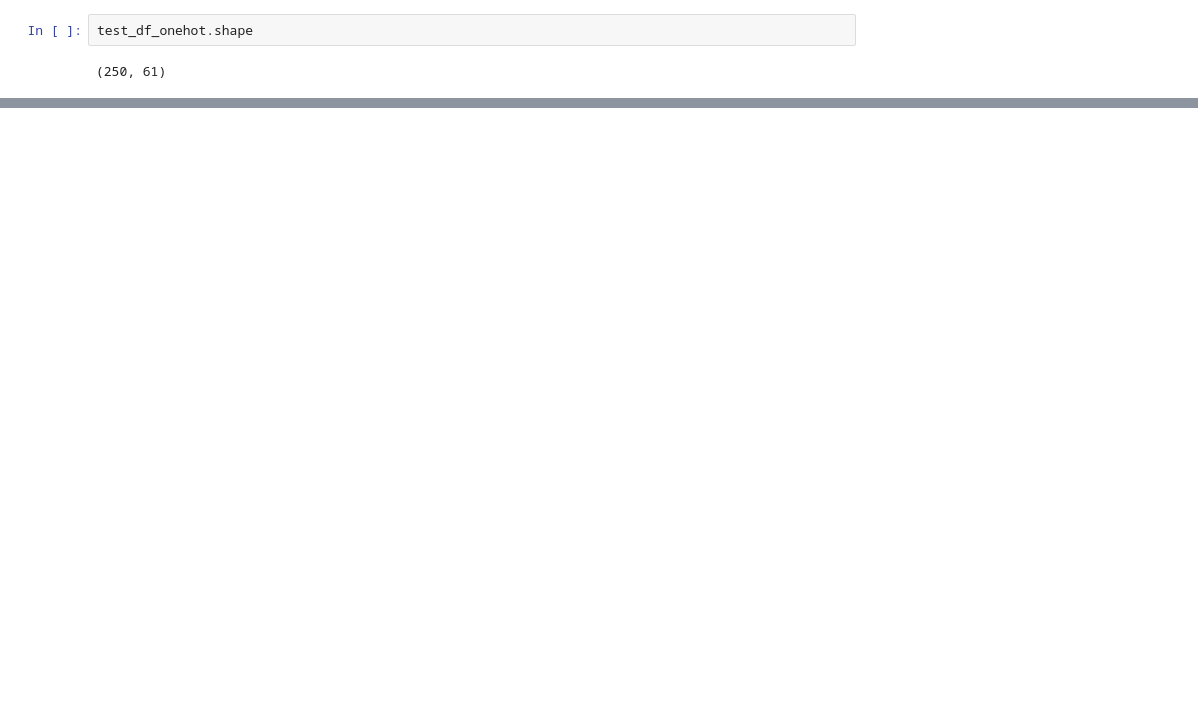
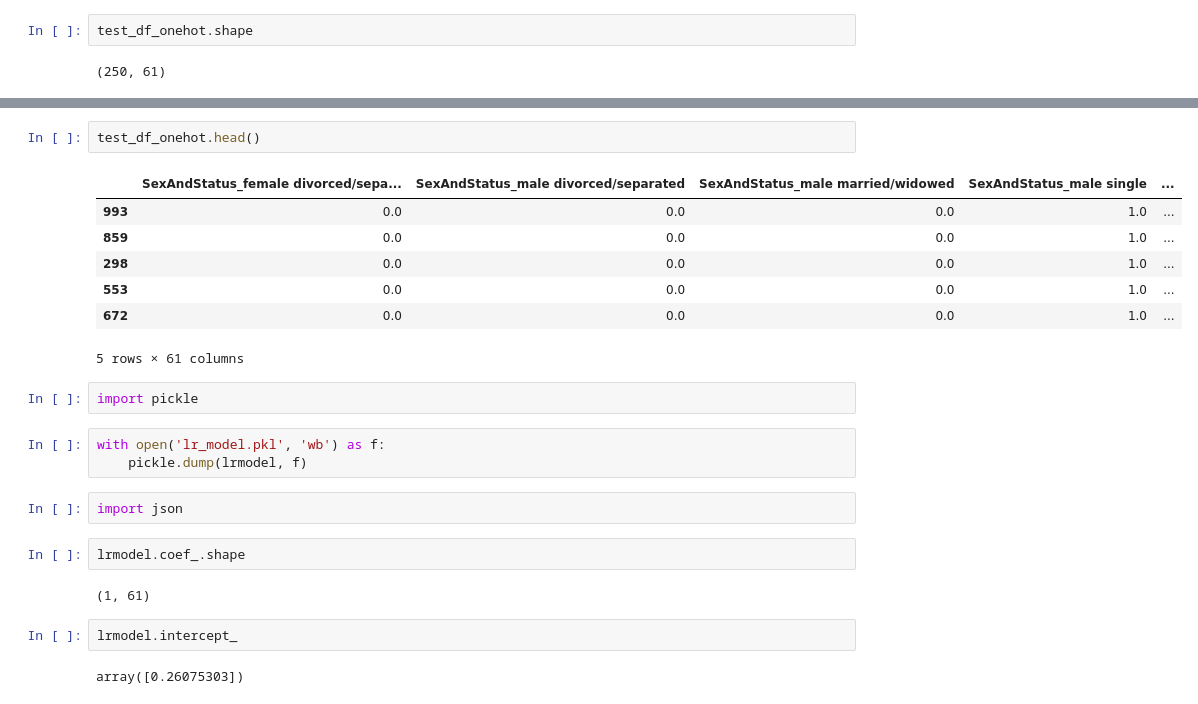
Before and after one commit to aws/amazon-sagemaker-clarify, a Jupyter notebook: examples/Bias_metrics_usage.ipynb, the cells around one changed output, grey strips where cells are left out. Cells and saved outputs as stored; diff of their text form; blank space fills up the shorter version.

```diff
--- a/examples/Bias_metrics_usage.ipynb
+++ b/examples/Bias_metrics_usage.ipynb
@@ -204,0 +345,25 @@ test_df_onehot.shape
+# %%
+test_df_onehot.head()
+# %% [output]
+|  | SexAndStatus_female divorced/sepa... | SexAndStatus_male divorced/separated | SexAndStatus_male married/widowed | SexAndStatus_male single | ... |
+| 993 | 0.0 | 0.0 | 0.0 | 1.0 | ... |
+| 859 | 0.0 | 0.0 | 0.0 | 1.0 | ... |
+| 298 | 0.0 | 0.0 | 0.0 | 1.0 | ... |
+| 553 | 0.0 | 0.0 | 0.0 | 1.0 | ... |
+| 672 | 0.0 | 0.0 | 0.0 | 1.0 | ... |
+5 rows × 61 columns
+# %%
+import pickle
+# %%
+with open('lr_model.pkl', 'wb') as f:
+    pickle.dump(lrmodel, f)
+# %%
+import json
+# %%
+lrmodel.coef_.shape
+# %% [output]
+(1, 61)
+# %%
+lrmodel.intercept_
+# %% [output]
+array([0.26075303])
```
Also changed, not shown: parts of 34 cells of this notebook.
